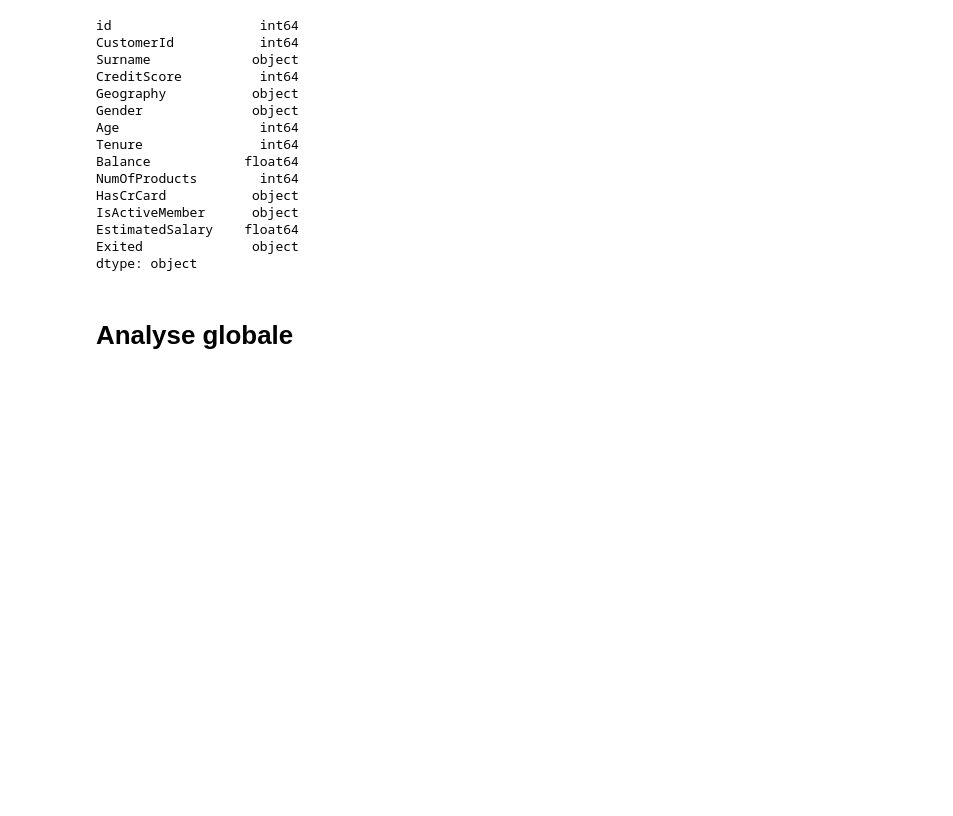
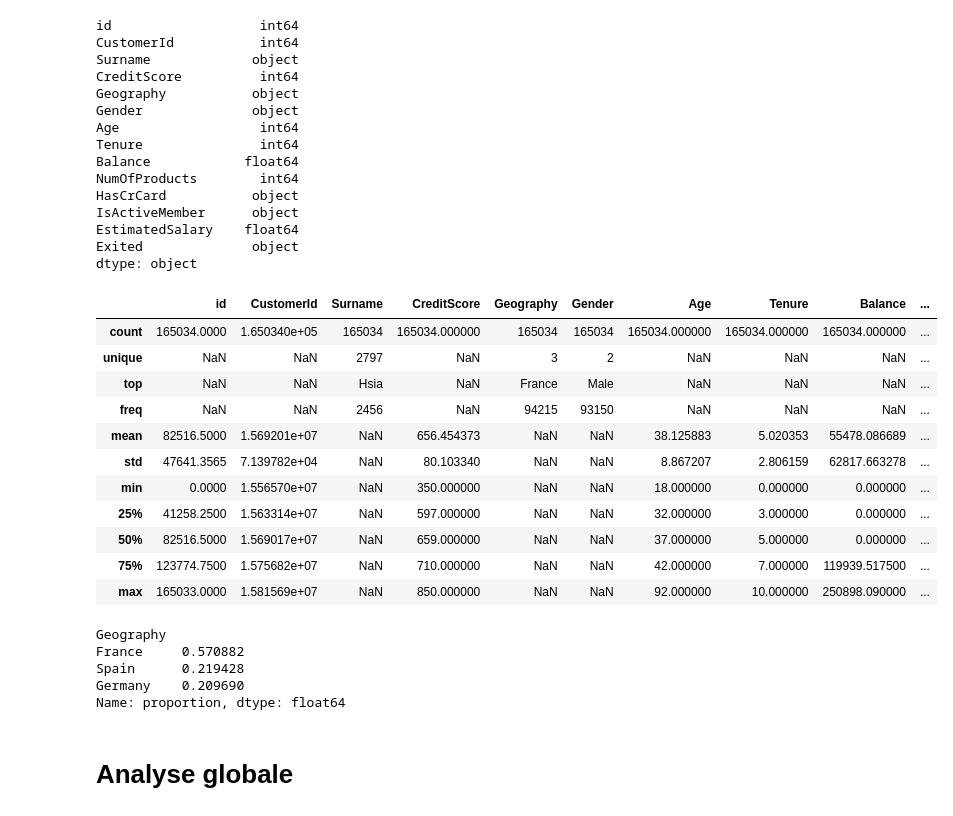
Before and after one commit to FabienHaury/Churn, a Jupyter notebook: Python/Notebook/churn.ipynb, the cells around one changed output. Drawn from its saved outputs; the diff is of its cells as text; code cells hidden in the pictures; blank space fills up the shorter version.

```diff
--- a/Python/Notebook/churn.ipynb
+++ b/Python/Notebook/churn.ipynb
@@ -50,6 +48,29 @@ IsActiveMember      object
 EstimatedSalary    float64
 Exited              object
 dtype: object
+# %%
+df.describe(include='all')
+# %% [output]
+|  | id | CustomerId | Surname | CreditScore | Geography | Gender | Age | Tenure | Balance | ... |
+| count | 165034.0000 | 1.650340e+05 | 165034 | 165034.000000 | 165034 | 165034 | 165034.000000 | 165034.000000 | 165034.000000 | ... |
+| unique | NaN | NaN | 2797 | NaN | 3 | 2 | NaN | NaN | NaN | ... |
+| top | NaN | NaN | Hsia | NaN | France | Male | NaN | NaN | NaN | ... |
+| freq | NaN | NaN | 2456 | NaN | 94215 | 93150 | NaN | NaN | NaN | ... |
+| mean | 82516.5000 | 1.569201e+07 | NaN | 656.454373 | NaN | NaN | 38.125883 | 5.020353 | 55478.086689 | ... |
+| std | 47641.3565 | 7.139782e+04 | NaN | 80.103340 | NaN | NaN | 8.867207 | 2.806159 | 62817.663278 | ... |
+| min | 0.0000 | 1.556570e+07 | NaN | 350.000000 | NaN | NaN | 18.000000 | 0.000000 | 0.000000 | ... |
+| 25% | 41258.2500 | 1.563314e+07 | NaN | 597.000000 | NaN | NaN | 32.000000 | 3.000000 | 0.000000 | ... |
+| 50% | 82516.5000 | 1.569017e+07 | NaN | 659.000000 | NaN | NaN | 37.000000 | 5.000000 | 0.000000 | ... |
+| 75% | 123774.7500 | 1.575682e+07 | NaN | 710.000000 | NaN | NaN | 42.000000 | 7.000000 | 119939.517500 | ... |
+| max | 165033.0000 | 1.581569e+07 | NaN | 850.000000 | NaN | NaN | 92.000000 | 10.000000 | 250898.090000 | ... |
+# %%
+df['Geography'].value_counts(normalize=True)
+# %% [output]
+Geography
+France     0.570882
+Spain      0.219428
+Germany    0.209690
+Name: proportion, dtype: float64
 # %% [markdown]
 # Analyse globale
 # %%
```
Also changed, not shown: parts of 10 cells of this notebook, 1 other file.
